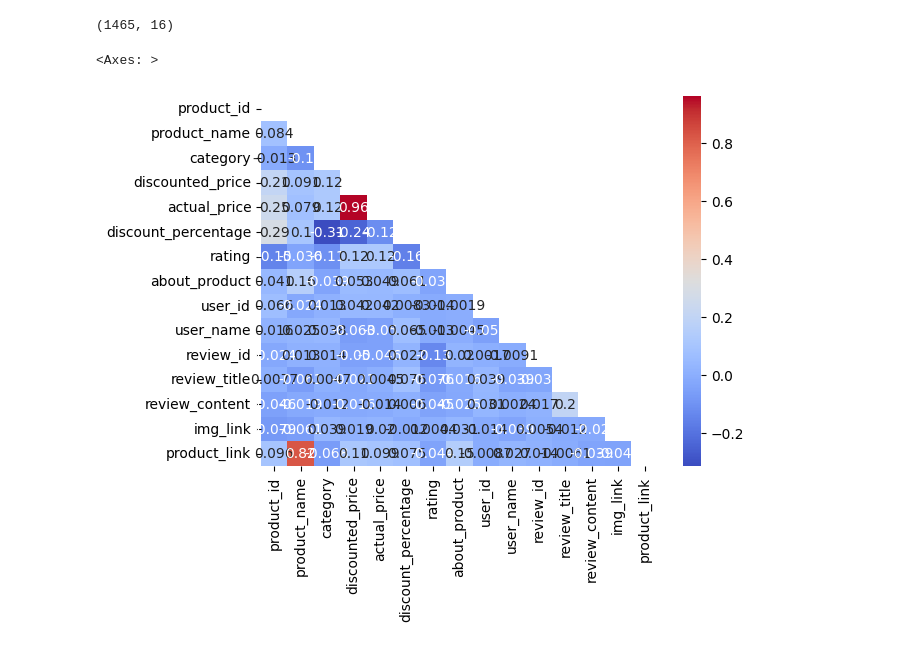
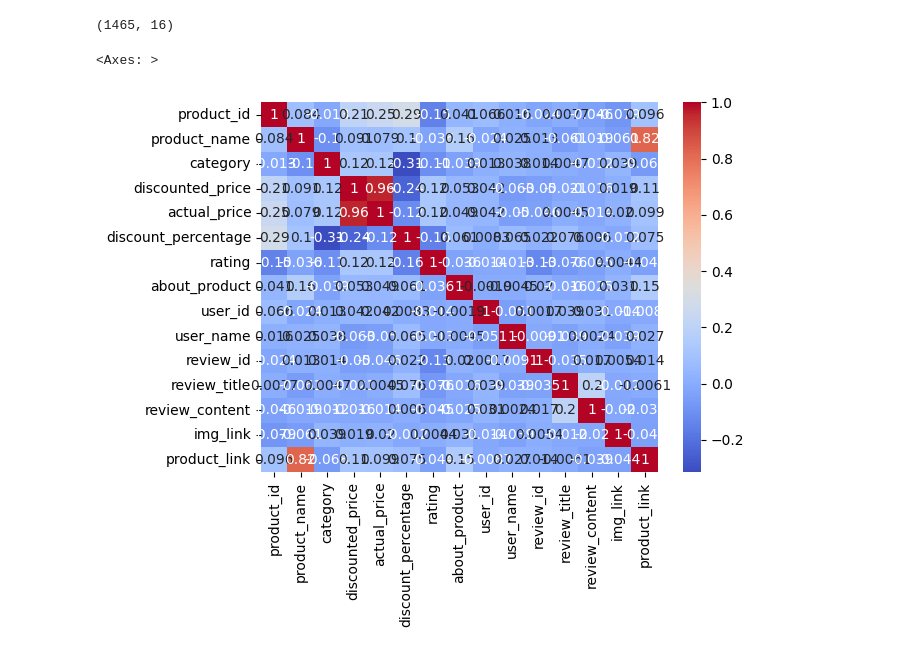
Before and after one commit to Subash-d/ML-Basics, a Jupyter notebook: amazon_EDA.ipynb, the cells around one changed output. Saved outputs shown, nothing was run; the diff lists cells and outputs as text; code cells hidden in the pictures.

```diff
--- a/amazon_EDA.ipynb
+++ b/amazon_EDA.ipynb
@@ -153,7 +153,7 @@ df.shape
 (1465, 16)
 # %%
 mask = np.triu(np.ones_like(correleation, dtype=bool))
-sns.heatmap(correleation,mask = mask, annot = True, cmap = 'coolwarm')
+sns.heatmap(correleation, annot = True, cmap = 'coolwarm')
 # %% [output]
 <Axes: >
-[figure, old version]
+[figure, new version]
```
